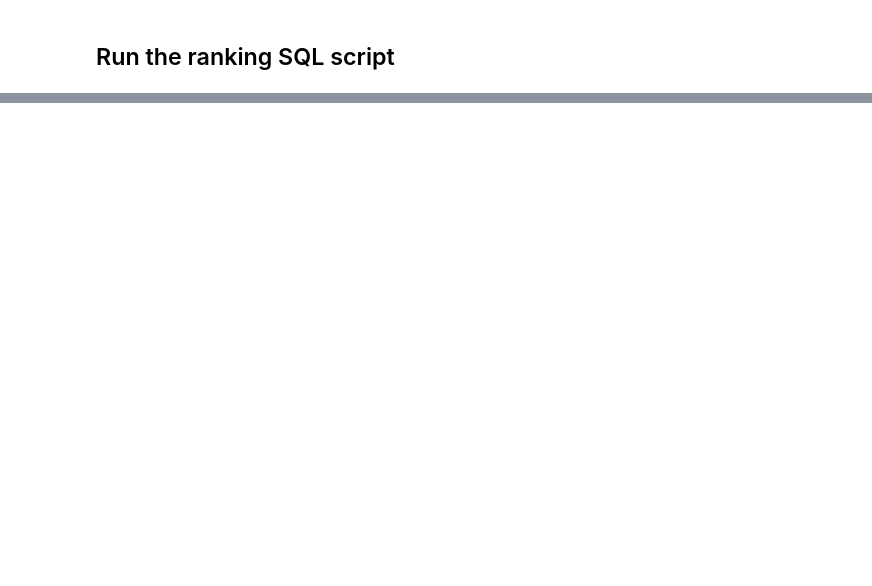
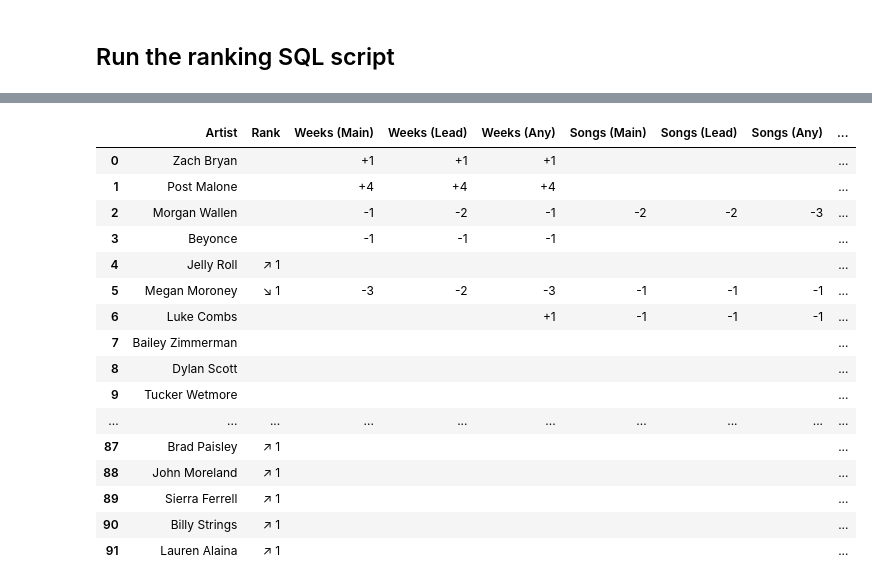
Before and after one commit to jwmanahan/billboard, a Jupyter notebook: add_new_week.ipynb, the cells around one changed output, grey strips where cells are left out. Saved outputs shown, nothing was run; the diff lists cells and outputs as text; code cells hidden in the pictures; blank space fills up the shorter version.

Commit message:
Add new week

```diff
--- a/add_new_week.ipynb
+++ b/add_new_week.ipynb
@@ -635,3 +524,91 @@ df_changes
+# %%
+# As above, but changes rather than current status
+pd.options.display.float_format = '{:+,.0f}'.format
+df_artist_ranking_change = df_artist_ranking.copy()[
+    (df_artist_ranking['weeks_ago'] == 0)
+    & (df_artist_ranking['recent_weeks_artist'] != 0)
+]
+df_artist_ranking_change.drop(['artist_debut_date_in_data'], axis = 1, inplace = True)
+ranking_cols = list(df_artist_ranking_change.columns)
+
+for row in df_artist_ranking_change.iterrows():
+    this_artist = row[1]['artist_id']
+    this_change_row = df_artist_ranking_change[
+        df_artist_ranking_change['artist_id'] == this_artist
+    ]
+    row_last_week = df_artist_ranking[
+        (df_artist_ranking['weeks_ago'] == -1)
+        & (df_artist_ranking['artist_id'] == this_artist)
+    ]
+    for col_name, val_this_week in row[1][3:].items():
+        val_last_week = np.array(row_last_week[col_name])[0]
+        val_change = round(val_this_week - val_last_week, 0)
+
+        if col_name in ['artist_rank', 'recent_peak_position']:
+            if val_change > 0: # Higher numbers are "lower" on the chart
+                str_change = '↘ ' + str(round(val_change))
+            elif val_change == 0:
+                str_change = ''
+            elif val_change < 0: # Lower numbers are "higher" on the chart
+                str_change = '↗ ' + str(round(abs(val_change)))
+
+        else:
+            val_change = val_this_week - val_last_week
+            if val_change > 0:
+                str_change = '+' + str(val_change)
+            elif val_change == 0:
+                str_change = ''
+            elif val_change < 0:
+                str_change = str(val_change)
+
+        df_artist_ranking_change.loc[this_change_row.index[0], col_name] = str_change
+            # = val_this_week - val_last_week
+
+
+df_changes = df_artist_ranking_change[[
+    'artist_name'
+    , 'artist_rank'
+    , 'recent_weeks_main_artist'
+    , 'recent_weeks_lead_artist'
+    , 'recent_weeks_artist'
+    , 'recent_num_songs_main_artist'
+    , 'recent_num_songs_lead_artist'
+    , 'recent_num_songs_artist'
+    , 'recent_peak_position'
+]]
+
+df_changes.columns = [
+    'Artist'
+    , 'Rank'
+    , 'Weeks (Main)' # TODO: multilevel column index
+    , 'Weeks (Lead)'
+    , 'Weeks (Any)'
+    , 'Songs (Main)'
+    , 'Songs (Lead)'
+    , 'Songs (Any)'
+    , 'L26W Peak Position'
+]
+
+df_changes.style.set_properties(**{'text-align': 'left'})
+# df_changes.style.set_sticky(axis = 1) # TOFIX
+# %% [output]
+|  | Artist | Rank | Weeks (Main) | Weeks (Lead) | Weeks (Any) | Songs (Main) | Songs (Lead) | Songs (Any) | ... |
+| 0 | Zach Bryan |  | +1 | +1 | +1 |  |  |  | ... |
+| 1 | Post Malone |  | +4 | +4 | +4 |  |  |  | ... |
+| 2 | Morgan Wallen |  | -1 | -2 | -1 | -2 | -2 | -3 | ... |
+| 3 | Beyonce |  | -1 | -1 | -1 |  |  |  | ... |
+| 4 | Jelly Roll | ↗ 1 |  |  |  |  |  |  | ... |
+| 5 | Megan Moroney | ↘ 1 | -3 | -2 | -3 | -1 | -1 | -1 | ... |
+| 6 | Luke Combs |  |  |  | +1 | -1 | -1 | -1 | ... |
+| 7 | Bailey Zimmerman |  |  |  |  |  |  |  | ... |
+| 8 | Dylan Scott |  |  |  |  |  |  |  | ... |
+| 9 | Tucker Wetmore |  |  |  |  |  |  |  | ... |
+| ... | ... | ... | ... | ... | ... | ... | ... | ... | ... |
+| 87 | Brad Paisley | ↗ 1 |  |  |  |  |  |  | ... |
+| 88 | John Moreland | ↗ 1 |  |  |  |  |  |  | ... |
+| 89 | Sierra Ferrell | ↗ 1 |  |  |  |  |  |  | ... |
+| 90 | Billy Strings | ↗ 1 |  |  |  |  |  |  | ... |
+| 91 | Lauren Alaina | ↗ 1 |  |  |  |  |  |  | ... |
 # %%
 %%sql df_weeks_for_artist <<
 SELECT
```
Also changed, not shown: parts of 32 cells of this notebook, 5 other files.
